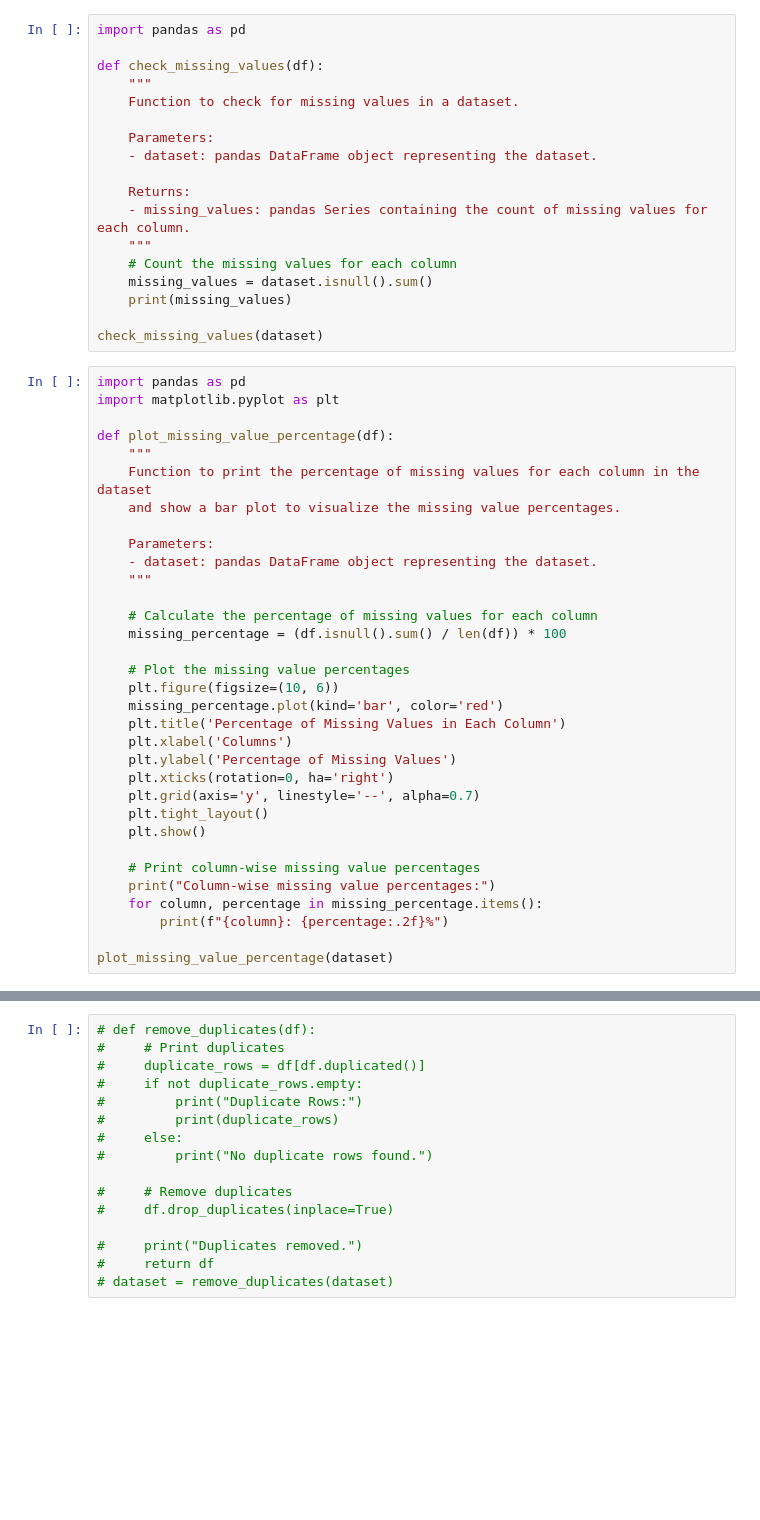
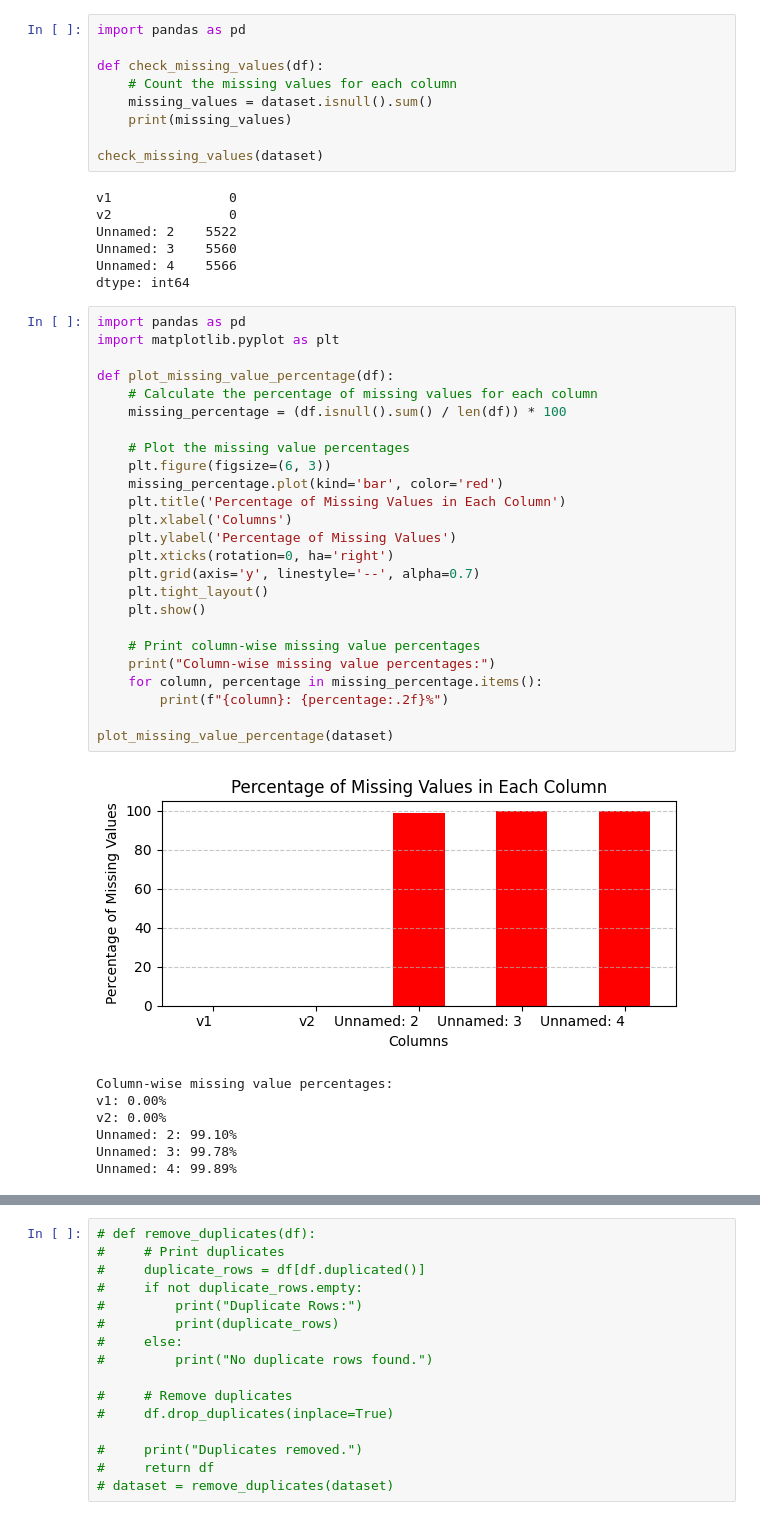
Before and after one commit to LungheSam/CODSOFT, a Jupyter notebook: Task-4_Spam_SMS_Dectector/spamClassifier.ipynb, the cells around one changed output, grey strips where cells are left out. Saved outputs shown, nothing was run; the diff lists cells and outputs as text; blank space fills up the shorter version.

```diff
--- a/Task-4_Spam_SMS_Dectector/spamClassifier.ipynb
+++ b/Task-4_Spam_SMS_Dectector/spamClassifier.ipynb
@@ -26,53 +56,51 @@ dataset.info()
 import pandas as pd
 
 def check_missing_values(df):
-    """
-    Function to check for missing values in a dataset.
-
-    Parameters:
-    - dataset: pandas DataFrame object representing the dataset.
-
-    Returns:
-    - missing_values: pandas Series containing the count of missing values for each column.
-    """
     # Count the missing values for each column
     missing_values = dataset.isnull().sum()
     print(missing_values)
 
 check_missing_values(dataset)
+# %% [output]
+v1               0
+v2               0
+Unnamed: 2    5522
+Unnamed: 3    5560
+Unnamed: 4    5566
+dtype: int64
 # %%
 import pandas as pd
 import matplotlib.pyplot as plt
 
 def plot_missing_value_percentage(df):
-    """
-    Function to print the percentage of missing values for each column in the dataset
-    and show a bar plot to visualize the missing value percentages.
-
-    Parameters:
-    - dataset: pandas DataFrame object representing the dataset.
-    """
-
     # Calculate the percentage of missing values for each column
     missing_percentage = (df.isnull().sum() / len(df)) * 100
 
     # Plot the missing value percentages
-    plt.figure(figsize=(10, 6))
+    plt.figure(figsize=(6, 3))
     missing_percentage.plot(kind='bar', color='red')
     plt.title('Percentage of Missing Values in Each Column')
     plt.xlabel('Columns')
     plt.ylabel('Percentage of Missing Values')
     plt.xticks(rotation=0, ha='right')
     plt.grid(axis='y', linestyle='--', alpha=0.7)
     plt.tight_layout()
     plt.show()
 
     # Print column-wise missing value percentages
     print("Column-wise missing value percentages:")
     for column, percentage in missing_percentage.items():
         print(f"{column}: {percentage:.2f}%")
 
 plot_missing_value_percentage(dataset)
+# %% [output]
+[figure, added]
+Column-wise missing value percentages:
+v1: 0.00%
+v2: 0.00%
+Unnamed: 2: 99.10%
+Unnamed: 3: 99.78%
+Unnamed: 4: 99.89%
 # %%
 import pandas as pd
 
```
Also changed, not shown: parts of 31 cells of this notebook, 1 other file.
